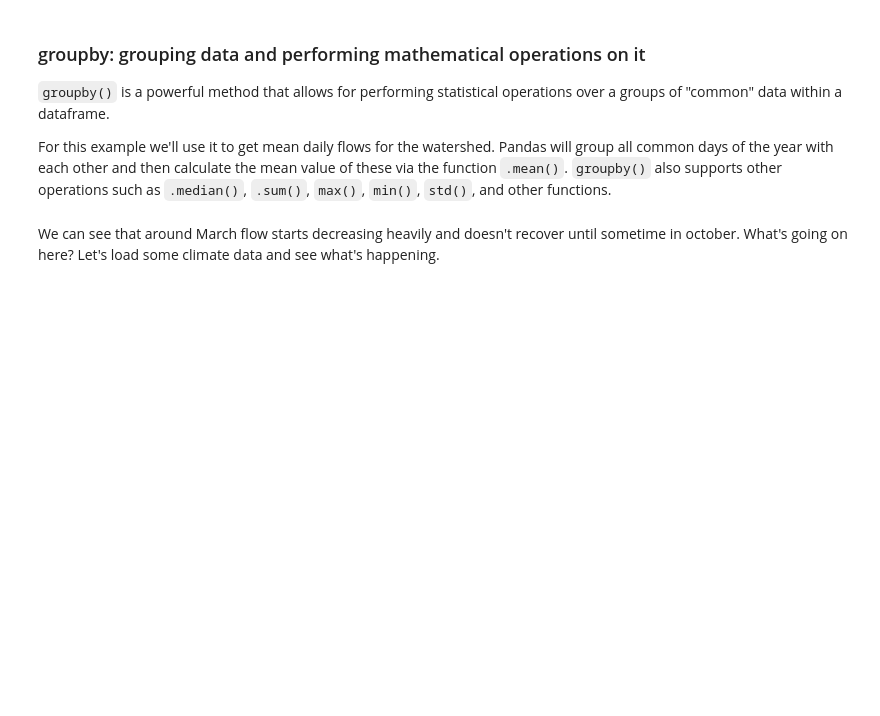
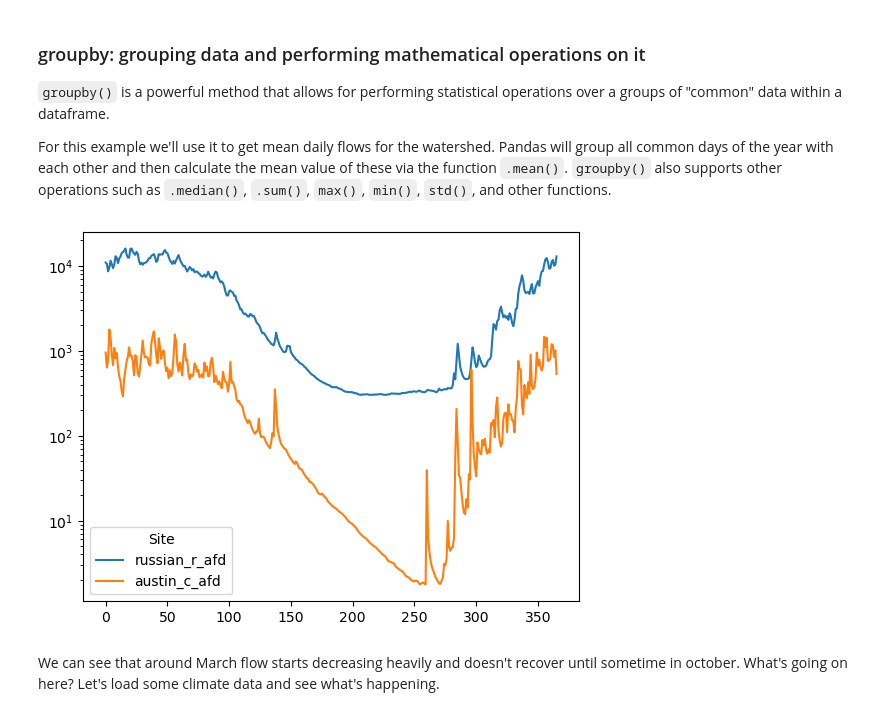
Before and after one commit to kallejahn/python-for-hydrology, a Jupyter notebook: notebooks/part0_python_intro/08_pandas.ipynb, the cells around one changed output. Cells and saved outputs as stored; diff of their text form; code cells hidden in the pictures; blank space fills up the shorter version.

```diff
--- a/notebooks/part0_python_intro/08_pandas.ipynb
+++ b/notebooks/part0_python_intro/08_pandas.ipynb
@@ -228,13 +384,17 @@ After these two fields have been added to df2 use boolean indexing to create a n
 
 For this example we'll use it to get mean daily flows for the watershed. Pandas will group all common days of the year with each other and then calculate the mean value of these via the function `.mean()`. `groupby()` also supports other operations such as `.median()`, `.sum()`, `max()`, `min()`, `std()`, and other functions.
 # %%
+# get the Julian day from the datetime day_of_year() method
 df2["day_of_year"] = df2.index.day_of_year
 df2["austin_c_cfd"] = df2.austin_c * conv
-df2["austin_c_af"] = df2.austin_c_cfd / 43559.9
+df2["austin_c_afd"] = df2.austin_c_cfd / 43560
+
 # groupy data by the day of the year and calculate the mean
-df_mean_day = df2.groupby(by=["day_of_year"], as_index=False)[["russian_r_af", "austin_c_af"]].mean()
-ax = df_mean_day[["russian_r_af", "austin_c_af"]].plot()
+df_mean_day = df2.groupby(by=["day_of_year"], as_index=False)[["russian_r_afd", "austin_c_afd"]].mean()
+ax = df_mean_day[["russian_r_afd", "austin_c_afd"]].plot()
 ax.set_yscale("log")
+# %% [output]
+[figure, added]
 # %% [markdown]
 We can see that around March flow starts decreasing heavily and doesn't recover until sometime in october. What's going on here? Let's load some climate data and see what's happening.
 # %%
```
Also changed, not shown: parts of 37 cells of this notebook, 9 other files.
